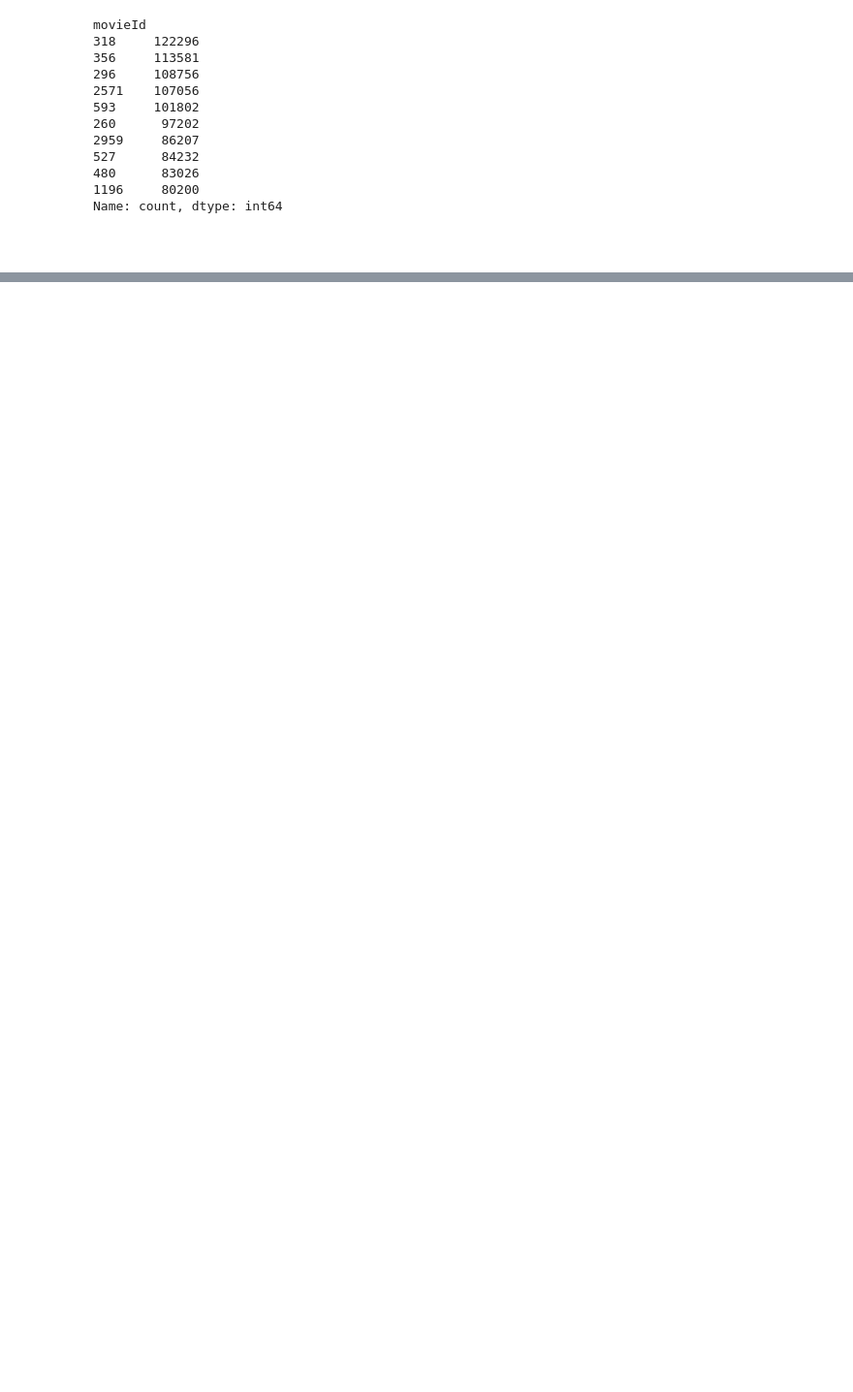
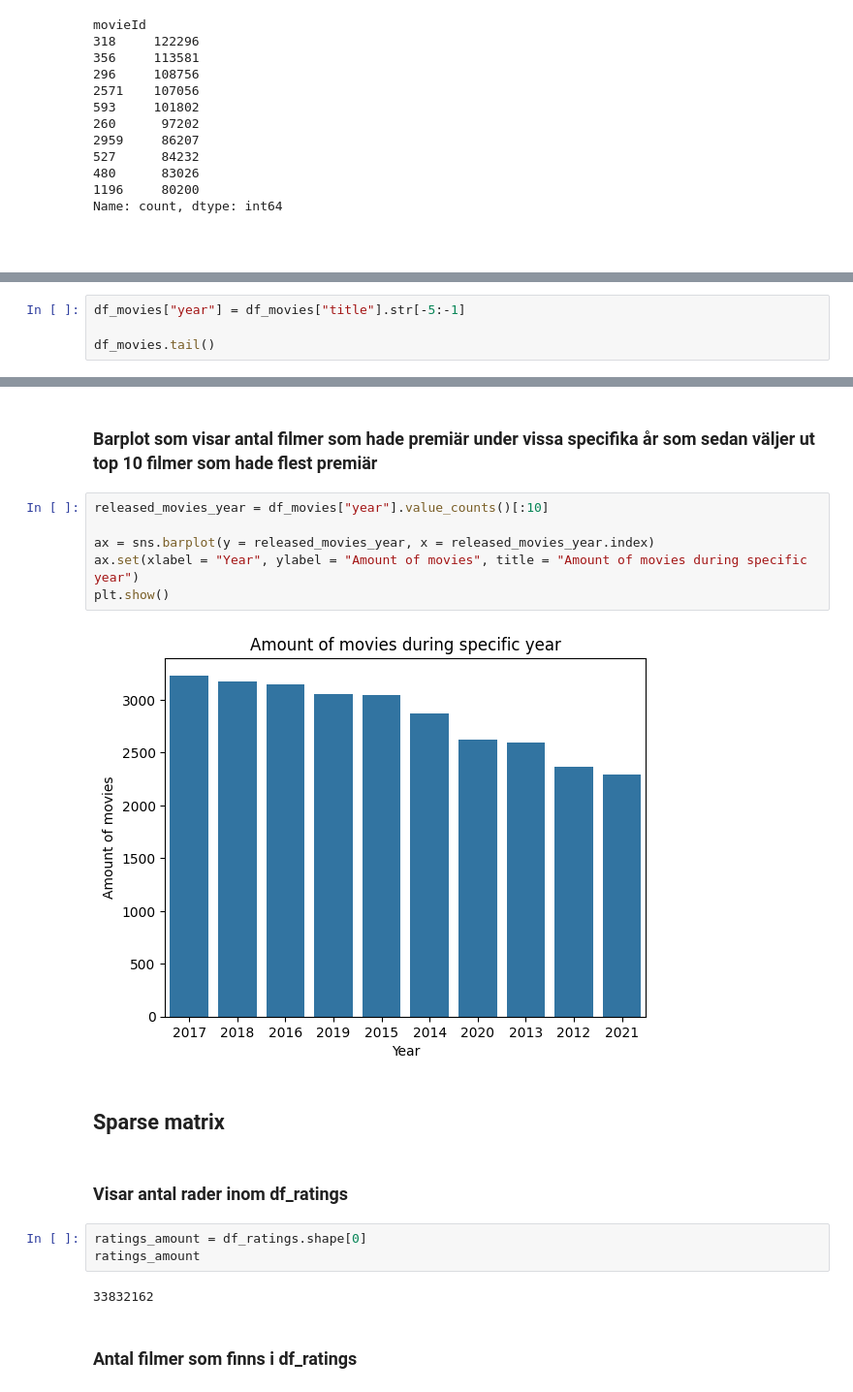
Before and after one commit to Umite93/UE_ML_AI24, a Jupyter notebook: Labb_ML2/Movie_Recommendations.ipynb, the cells around one changed output, grey strips where cells are left out. Shown at 97% size. Drawn from its saved outputs; the diff is of its cells as text; blank space fills up the shorter version.

```diff
--- a/Labb_ML2/Movie_Recommendations.ipynb
+++ b/Labb_ML2/Movie_Recommendations.ipynb
@@ -348,0 +114,4 @@ Eftersom det bygger på innehållet, kan även nya användare få ganska bra rek
+# %%
+df_movies["year"] = df_movies["title"].str[-5:-1]
+
+df_movies.tail()
@@ -348,0 +125,21 @@ Eftersom det bygger på innehållet, kan även nya användare få ganska bra rek
+# %% [markdown]
+### Barplot som visar antal filmer som hade premiär under vissa specifika år som sedan väljer ut top 10 filmer som hade flest premiär
+# %%
+released_movies_year = df_movies["year"].value_counts()[:10]
+
+ax = sns.barplot(y = released_movies_year, x = released_movies_year.index)
+ax.set(xlabel = "Year", ylabel = "Amount of movies", title = "Amount of movies during specific year")
+plt.show()
+# %% [output]
+[figure, added]
+# %% [markdown]
+## Sparse matrix
+# %% [markdown]
+### Visar antal rader inom df_ratings
+# %%
+ratings_amount = df_ratings.shape[0]
+ratings_amount
+# %% [output]
+33832162
+# %% [markdown]
+### Antal filmer som finns i df_ratings
```
Also changed, not shown: parts of 94 cells of this notebook.
